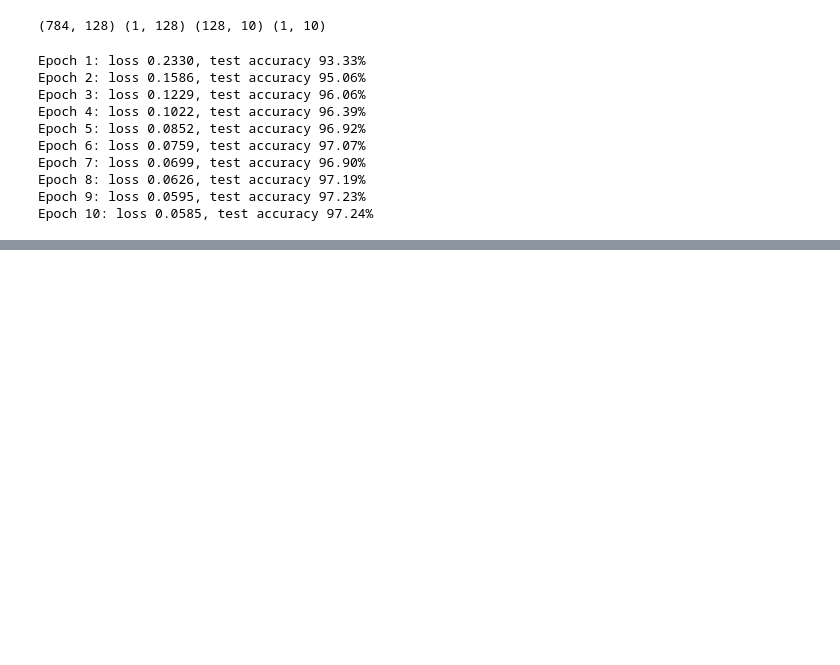
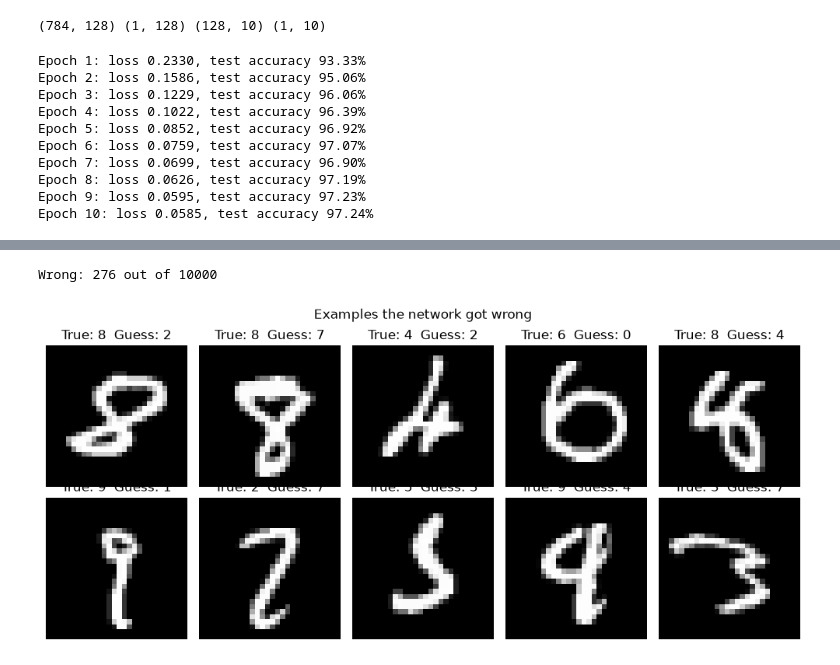
Before and after one commit to majdalsuleh/mnist-numpy-neural-net, a Jupyter notebook: mnist.ipynb, the cells around one changed output, grey strips where cells are left out. Drawn from its saved outputs; the diff is of its cells as text; code cells hidden in the pictures; blank space fills up the shorter version.

```diff
--- a/mnist.ipynb
+++ b/mnist.ipynb
@@ -238,0 +256,23 @@ Epoch 10: loss 0.0585, test accuracy 97.24%
+# %%
+# Get predictions for all test images
+_, _, A2_test = forward(X_test_flat, W1, b1, W2, b2)
+predictions = A2_test.argmax(axis=1)
+
+# Find the ones it got wrong
+wrong = np.where(predictions != y_test)[0]
+print(f"Wrong: {len(wrong)} out of {len(y_test)}")
+
+# Show the first 10 mistakes
+fig, axes = plt.subplots(2, 5, figsize=(10, 4.5))
+for ax, i in zip(axes.flat, wrong[:10]):
+    ax.imshow(X_test[i], cmap="gray")
+    ax.set_title(f"True: {y_test[i]}  Guess: {predictions[i]}")
+    ax.axis("off")
+
+plt.suptitle("Examples the network got wrong")
+plt.tight_layout()
+plt.savefig("images/mistakes.png", dpi=150)
+plt.show()
+# %% [output]
+Wrong: 276 out of 10000
+[figure, added]
```
Also changed, not shown: parts of 4 cells of this notebook, 2 other files.
